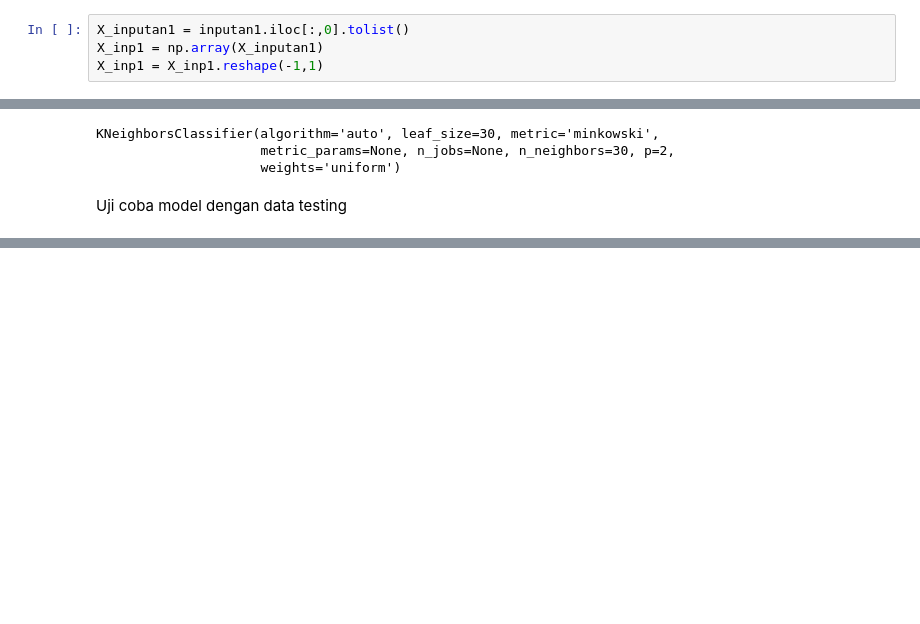
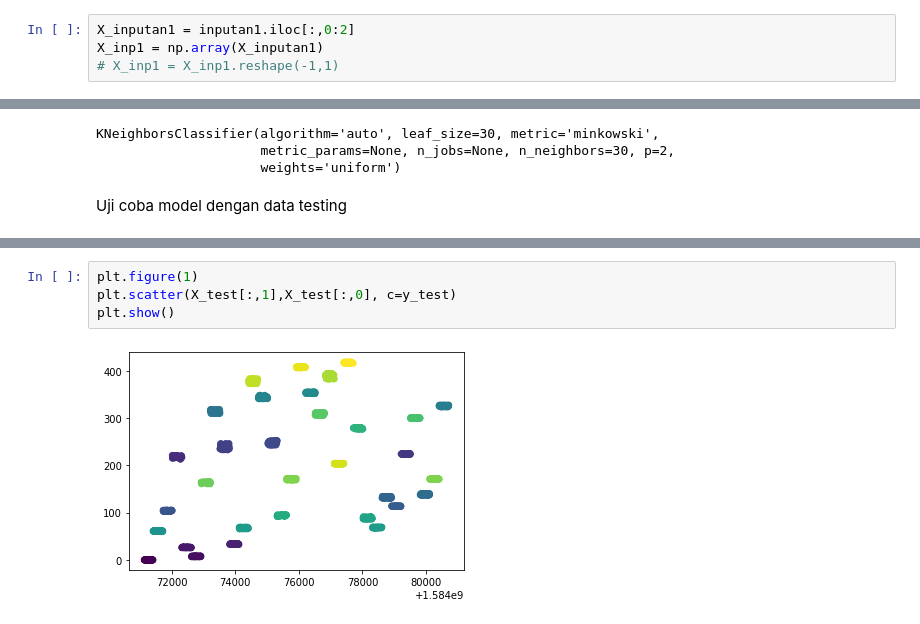
Before and after one commit to HenHimA1/A1, a Jupyter notebook: KNN.ipynb, the cells around one changed output, grey strips where cells are left out. Drawn from its saved outputs; the diff is of its cells as text; blank space fills up the shorter version.

```diff
--- a/KNN.ipynb
+++ b/KNN.ipynb
@@ -29,9 +29,9 @@ print(outputan.shape)
 # %% [markdown]
 Mengambil data power sebagai input
 # %%
-X_inputan1 = inputan1.iloc[:,0].tolist()
+X_inputan1 = inputan1.iloc[:,0:2]
 X_inp1 = np.array(X_inputan1)
-X_inp1 = X_inp1.reshape(-1,1)
+# X_inp1 = X_inp1.reshape(-1,1)
 # %% [markdown]
 Mengambil data nyala lampu sebagai output
 # %%
@@ -78,3 +83,9 @@ prediksi = fungsi_knn.predict(X_test)
 accuracy_score(y_test, prediksi)
 # %% [output]
 0.9791666666666666
+# %%
+plt.figure(1)
+plt.scatter(X_test[:,1],X_test[:,0], c=y_test)
+plt.show()
+# %% [output]
+[figure, added]
```
Also changed, not shown: parts of 12 cells of this notebook.
